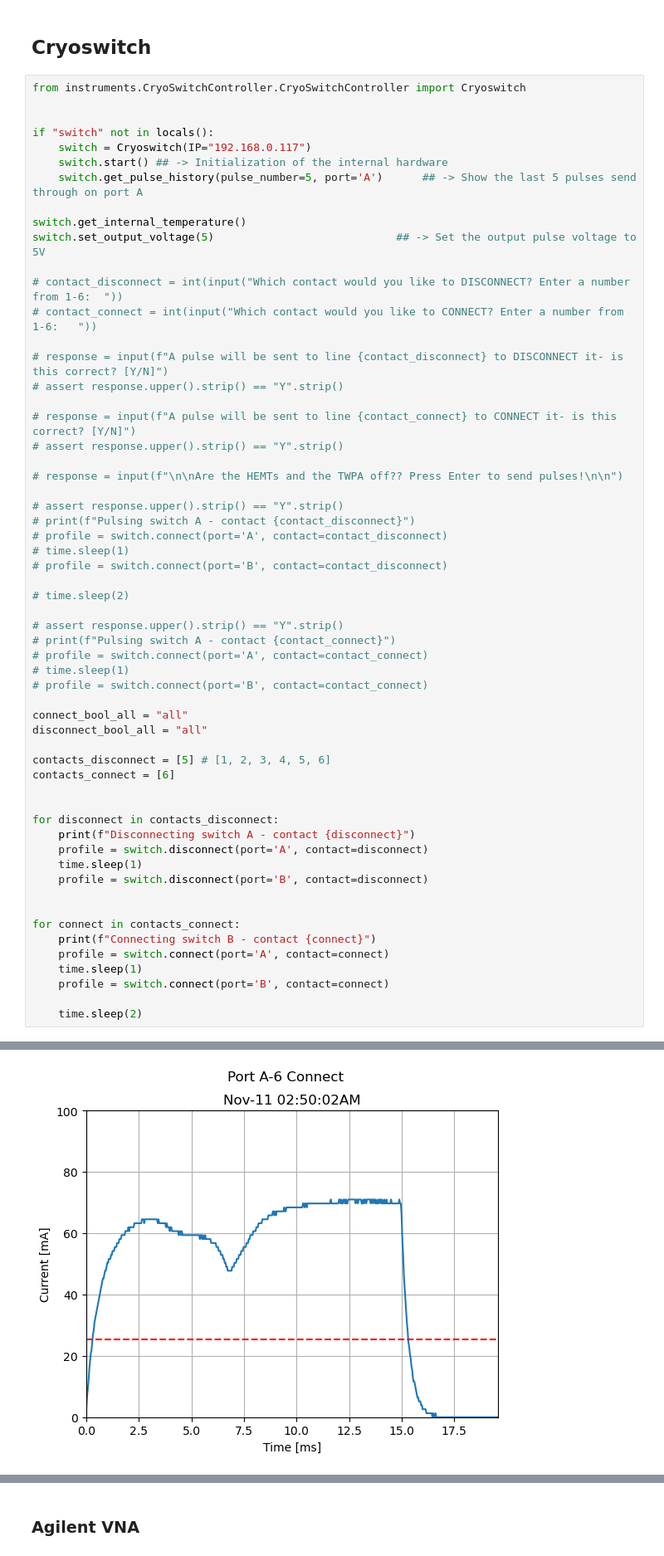
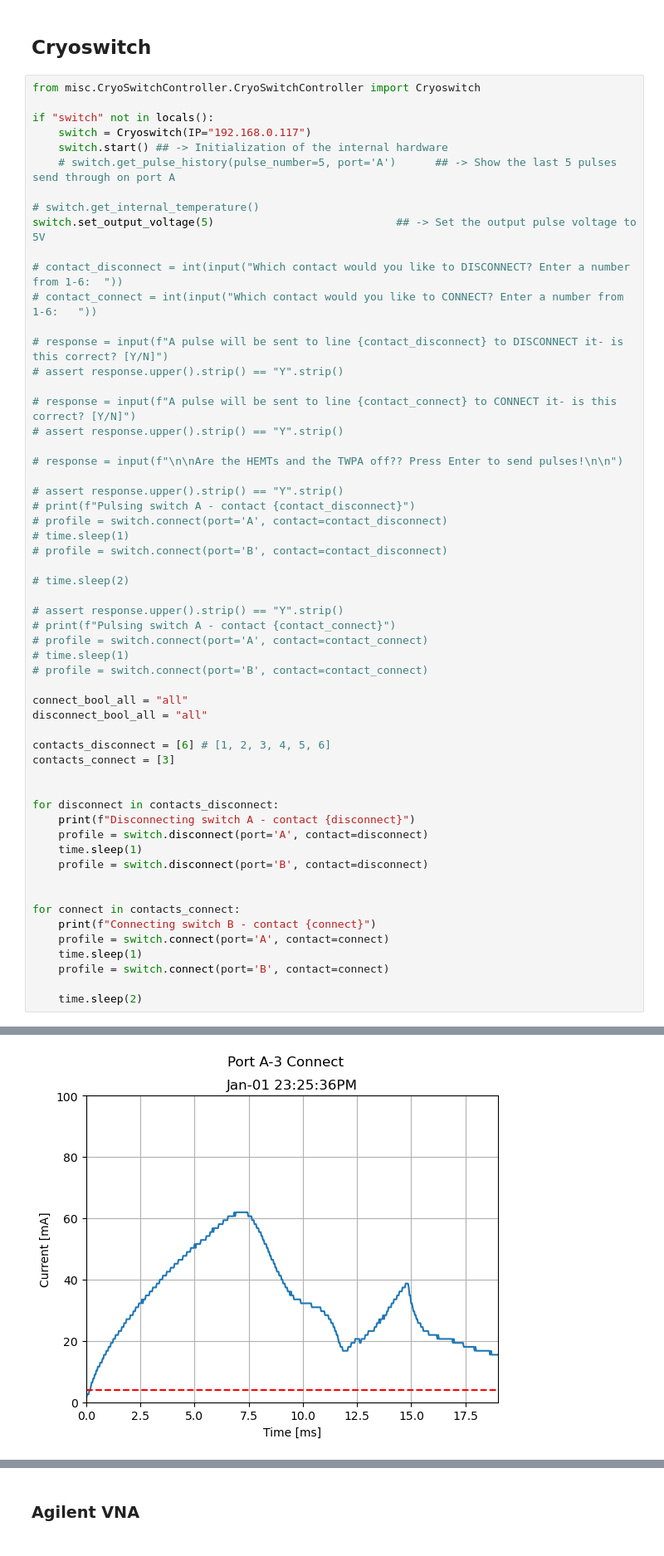
Before and after one commit to Boulder-Cryogenic-Quantum-Testbed/bcqt_hub, a Jupyter notebook: src/drivers/Instrument_Sandbox.ipynb, the cells around one changed output, grey strips where cells are left out. Shown at 83% size. Saved outputs shown, nothing was run; the diff lists cells and outputs as text.

```diff
--- a/src/drivers/Instrument_Sandbox.ipynb
+++ b/src/drivers/Instrument_Sandbox.ipynb
@@ -27,15 +27,14 @@ The autoreload extension is already loaded. To reload it, use:
 # %% [markdown]
 ## Cryoswitch
 # %%
-from instruments.CryoSwitchController.CryoSwitchController import Cryoswitch
-
+from misc.CryoSwitchController.CryoSwitchController import Cryoswitch
 
 if "switch" not in locals():
     switch = Cryoswitch(IP="192.168.0.117")
     switch.start() ## -> Initialization of the internal hardware
-    switch.get_pulse_history(pulse_number=5, port='A')      ## -> Show the last 5 pulses send through on port A
+    # switch.get_pulse_history(pulse_number=5, port='A')      ## -> Show the last 5 pulses send through on port A
 
-switch.get_internal_temperature()
+# switch.get_internal_temperature()
 switch.set_output_voltage(5)                            ## -> Set the output pulse voltage to 5V
 
 # contact_disconnect = int(input("Which contact would you like to DISCONNECT? Enter a number from 1-6:  "))
@@ -66,8 +65,8 @@ switch.set_output_voltage(5)                            ## -> Set the output pul
 connect_bool_all = "all"
 disconnect_bool_all = "all"
 
-contacts_disconnect = [5] # [1, 2, 3, 4, 5, 6]
-contacts_connect = [6]
+contacts_disconnect = [6] # [1, 2, 3, 4, 5, 6]
+contacts_connect = [3]
 
 
 for disconnect in contacts_disconnect:
@@ -93 +100 @@ Connecting switch B - contact 6
-[figure, old version]
+[figure, new version]
```
Also changed, not shown: parts of 4 cells of this notebook, 3 other files.
